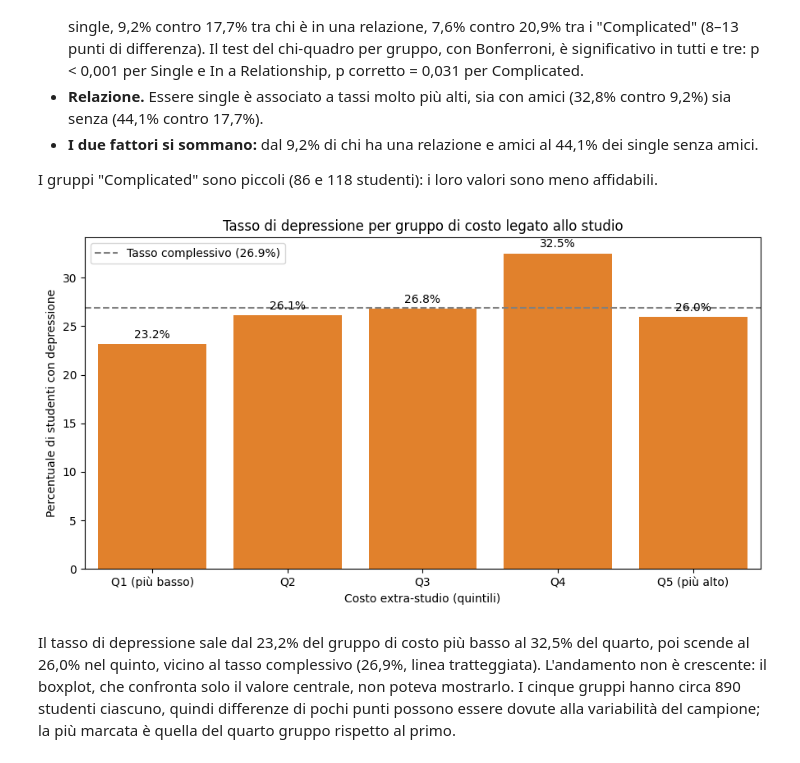
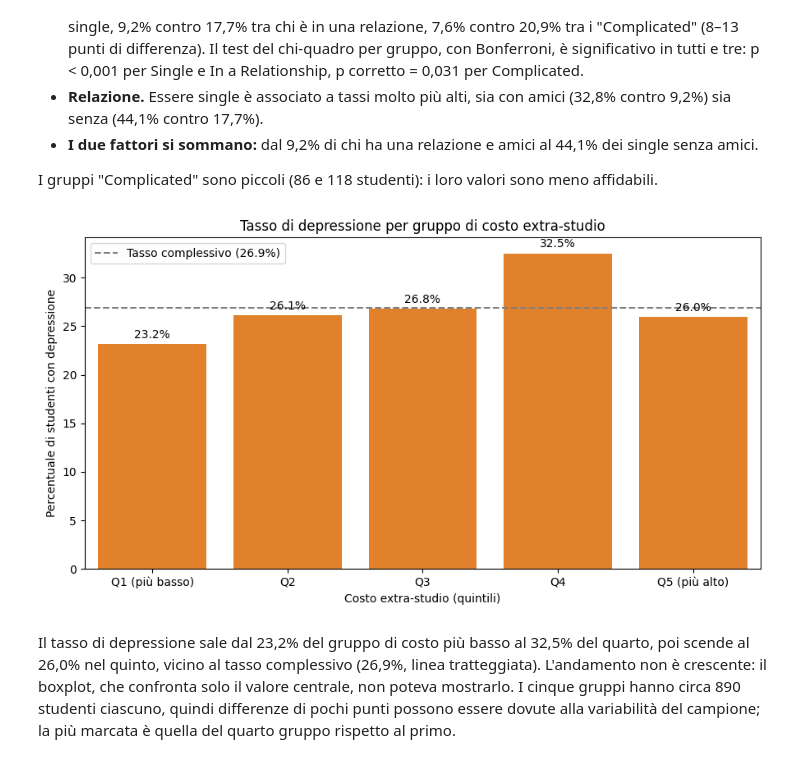
Before and after one commit to DinuIustinAdrian/final_project_data_science, a Jupyter notebook: juno-s-story-student-depression-eda-stats.ipynb, the cells around one changed output. Saved outputs shown, nothing was run; the diff lists cells and outputs as text; code cells hidden in the pictures.

```diff
--- a/juno-s-story-student-depression-eda-stats.ipynb
+++ b/juno-s-story-student-depression-eda-stats.ipynb
@@ -464,35 +464,35 @@ df["Cost_quintile"] = pd.qcut(
 )
 
 cost_rates = (
     df.groupby("Cost_quintile", observed=True)["Depression"]
     .agg(Students="size", Rate=lambda x: (x == "Yes").mean() * 100)
     .reset_index()
 )
 
 fig, ax = plt.subplots(figsize=(9, 5))
 
 sns.barplot(
     data=cost_rates,
     x="Cost_quintile",
     y="Rate",
     color="tab:orange",
     ax=ax
 )
 
 # Tasso complessivo come linea di riferimento
 overall_rate = (df["Depression"] == "Yes").mean() * 100
 ax.axhline(overall_rate, color="gray", linestyle="--", label=f"Tasso complessivo ({overall_rate:.1f}%)")
 
 ax.bar_label(ax.containers[0], fmt="%.1f%%", padding=3)
-ax.set_title("Tasso di depressione per gruppo di costo legato allo studio")
+ax.set_title("Tasso di depressione per gruppo di costo extra-studio")
 ax.set_xlabel("Costo extra-studio (quintili)")
 ax.set_ylabel("Percentuale di studenti con depressione")
 ax.legend()
 
 plt.tight_layout()
 plt.show()
 # %% [output]
-[figure, old version]
+[figure, new version]
 # %% [markdown]
 Il tasso di depressione sale dal 23,2% del gruppo di costo più basso al 32,5% del quarto, poi scende al 26,0% nel quinto, vicino al tasso complessivo (26,9%, linea tratteggiata). L'andamento non è crescente: il boxplot, che confronta solo il valore centrale, non poteva mostrarlo. I cinque gruppi hanno circa 890 studenti ciascuno, quindi differenze di pochi punti possono essere dovute alla variabilità del campione; la più marcata è quella del quarto gruppo rispetto al primo.
 # %%
```
Also changed, not shown: parts of 13 cells of this notebook.
